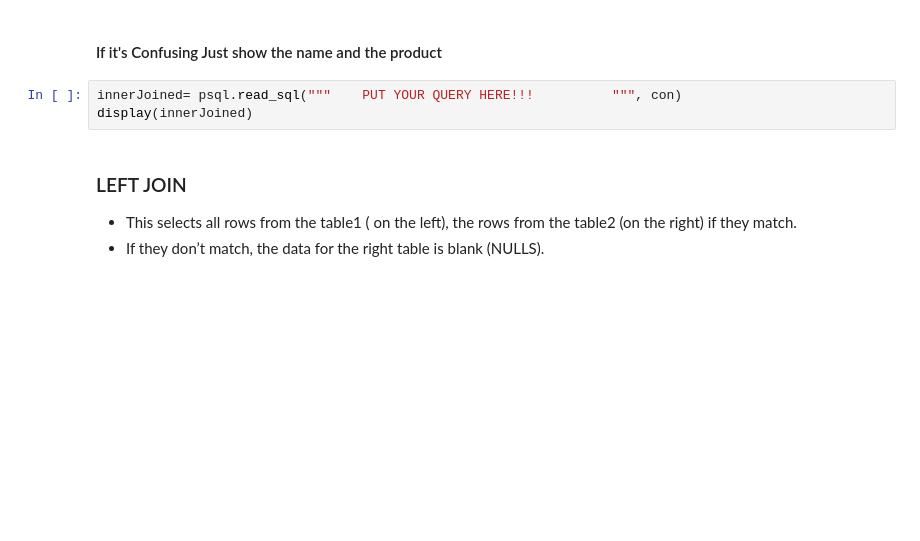
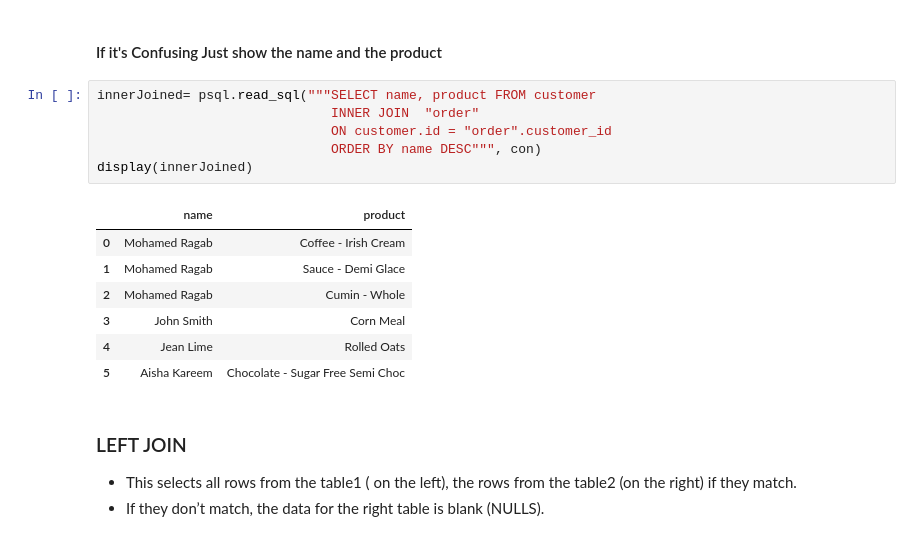
Before and after one commit to haicheviet/dataeng-course-1, a Jupyter notebook: homework_postgres/PostgreSQL-Students.ipynb, the cells around one changed output. Saved outputs shown, nothing was run; the diff lists cells and outputs as text; blank space fills up the shorter version.

```diff
--- a/homework_postgres/PostgreSQL-Students.ipynb
+++ b/homework_postgres/PostgreSQL-Students.ipynb
@@ -584,8 +650,19 @@ display(innerJoined)
 # %% [markdown]
 #### If it's Confusing Just show the name and the product
-# %%
-innerJoined= psql.read_sql("""    PUT YOUR QUERY HERE!!!          """, con)
-display(innerJoined)
+# %%
+innerJoined= psql.read_sql("""SELECT name, product FROM customer
+                              INNER JOIN  "order"
+                              ON customer.id = "order".customer_id
+                              ORDER BY name DESC""", con)
+display(innerJoined)
+# %% [output]
+|  | name | product |
+| 0 | Mohamed Ragab | Coffee - Irish Cream |
+| 1 | Mohamed Ragab | Sauce - Demi Glace |
+| 2 | Mohamed Ragab | Cumin - Whole |
+| 3 | John Smith | Corn Meal |
+| 4 | Jean Lime | Rolled Oats |
+| 5 | Aisha Kareem | Chocolate - Sugar Free Semi Choc |
 # %% [markdown]
 ###  LEFT JOIN
 
```
Also changed, not shown: parts of 32 cells of this notebook, 1 other file.
